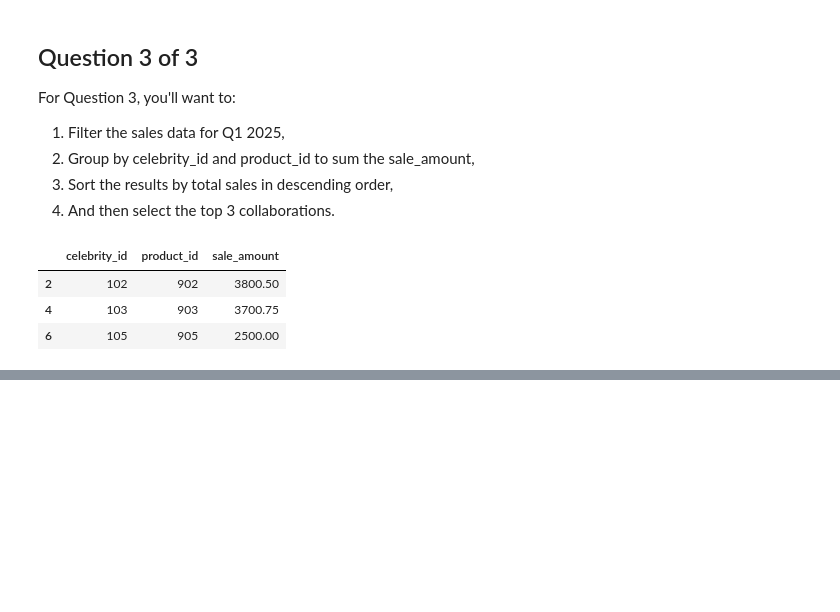
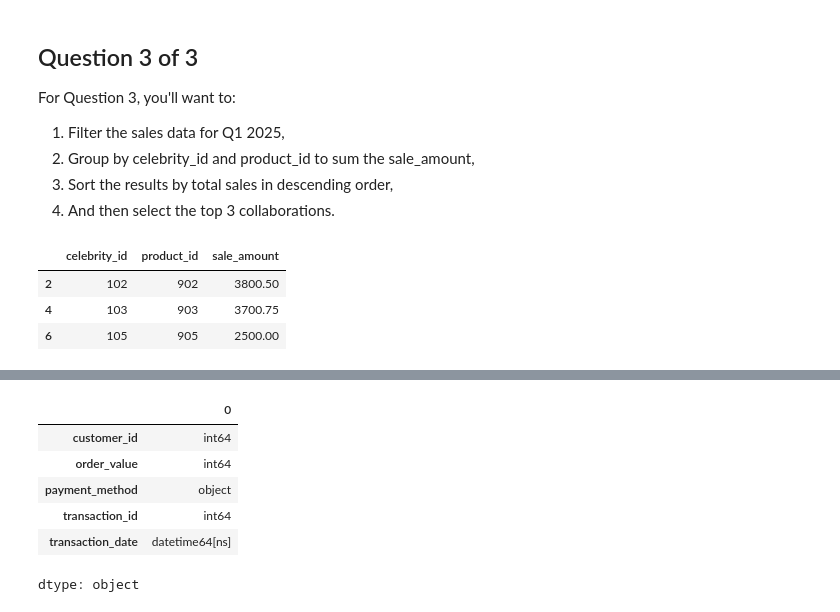
Before and after one commit to Haris-09/Python-Summer-Party-Challenge, a Jupyter notebook: Python_Summer_Party.ipynb, the cells around one changed output, grey strips where cells are left out. Saved outputs shown, nothing was run; the diff lists cells and outputs as text; code cells hidden in the pictures; blank space fills up the shorter version.

```diff
--- a/Python_Summer_Party.ipynb
+++ b/Python_Summer_Party.ipynb
@@ -998,0 +1009,65 @@ display(top_3_collaborations)
+# %%
+fct_transactions = """ customer_id	 order_value	 payment_method	 transaction_id	 transaction_date
+201	 250	 credit_card	 1	 2025-03-15
+202	 95	 debit_card	 2	 2025-03-20
+203	 75	 paypal	 3	 2025-03-25
+204	 310	 credit_card	 4	 2024-11-10
+205	 65	 paypal	 5	 2024-12-05
+206	 265	 credit_card	 6	 2024-07-15
+207	 290	 credit_card	 7	 2024-08-10
+208	 275	 credit_card	 8	 2024-09-05
+209	 280	 credit_card	 9	 2024-10-20
+210	 90	 debit_card	 10	 2024-10-25
+101	 275	 credit_card	 11	 2025-04-02
+102	 285	 credit_card	 12	 2025-04-05
+103	 280	 credit_card	 13	 2025-04-10
+104	 290	 credit_card	 14	 2025-04-15
+105	 270	 credit_card	 15	 2025-04-20
+106	 295	 credit_card	 16	 2025-04-25
+107	 280	 credit_card	 17	 2025-05-01
+108	 275	 credit_card	 18	 2025-05-05
+109	 285	 credit_card	 19	 2025-05-10
+110	 290	 credit_card	 20	 2025-05-15
+111	 270	 credit_card	 21	 2025-05-20
+112	 280	 credit_card	 22	 2025-05-25
+113	 295	 credit_card	 23	 2025-05-30
+114	 285	 credit_card	 24	 2025-06-01
+115	 280	 credit_card	 25	 2025-06-05
+116	 275	 credit_card	 26	 2025-06-10
+117	 285	 credit_card	 27	 2025-06-15
+118	 290	 credit_card	 28	 2025-06-20
+119	 270	 credit_card	 29	 2025-06-25
+120	 280	 credit_card	 30	 2025-06-30
+121	 275	 credit_card	 31	 2025-04-08
+122	 285	 credit_card	 32	 2025-04-18
+123	 290	 credit_card	 33	 2025-05-08
+124	 280	 credit_card	 34	 2025-05-18
+125	 275	 credit_card	 35	 2025-06-08
+126	 92	 debit_card	 36	 2025-04-07
+127  88	 debit_card	 37	 2025-04-12
+128	 90	 debit_card	 38	 2025-04-17
+129	 85	 debit_card	 39	 2025-04-22
+130	 95	 debit_card	 40	 2025-05-12
+131	 90	 debit_card	 41	 2025-05-22
+132	 92	 debit_card	 42	 2025-06-15
+133	 88	 debit_card	 43	 2025-06-25
+134	 70	 paypal	 44	 2025-04-07
+135	 72	 paypal	 45	 2025-04-17
+136	 68	 paypal  46	 2025-04-27
+137	 70	 paypal	 47	 2025-05-07
+138	 69	 paypal	 48	 2025-05-27
+139	 71	 paypal	 49	 2025-06-03
+140	 70	 paypal	 50	 2025-06-12
+"""
+
+fct_transactions = pd.read_csv(io.StringIO(fct_transactions), sep='\s\s+', engine='python')
+fct_transactions['transaction_date'] = pd.to_datetime(fct_transactions['transaction_date'])
+fct_transactions.dtypes
+# %% [output]
+|  | 0 |
+| customer_id | int64 |
+| order_value | int64 |
+| payment_method | object |
+| transaction_id | int64 |
+| transaction_date | datetime64[ns] |
+dtype: object
```
Also changed, not shown: parts of 18 cells of this notebook.
